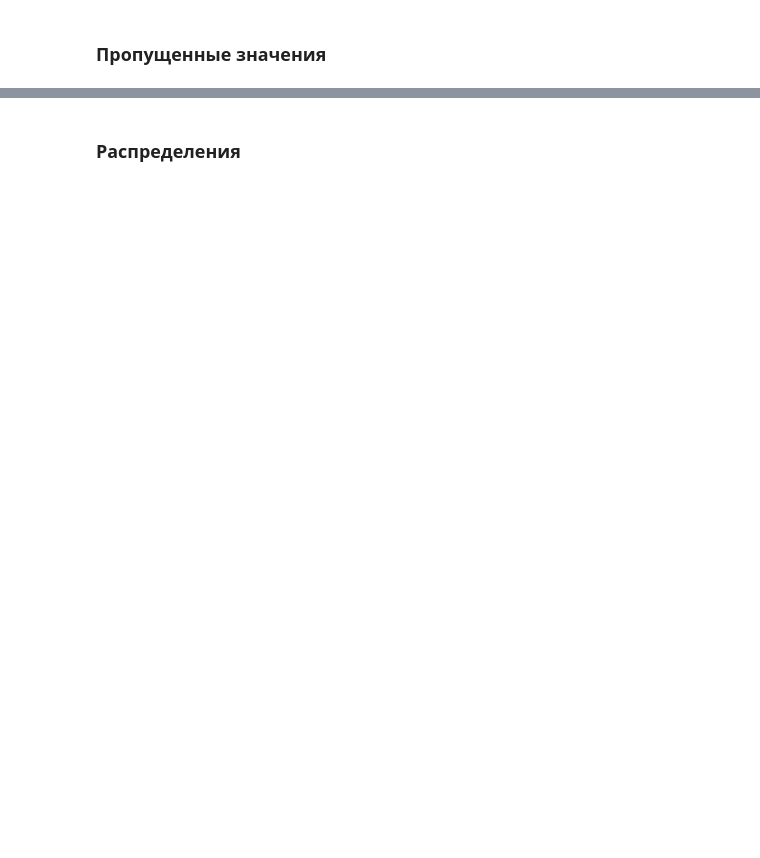
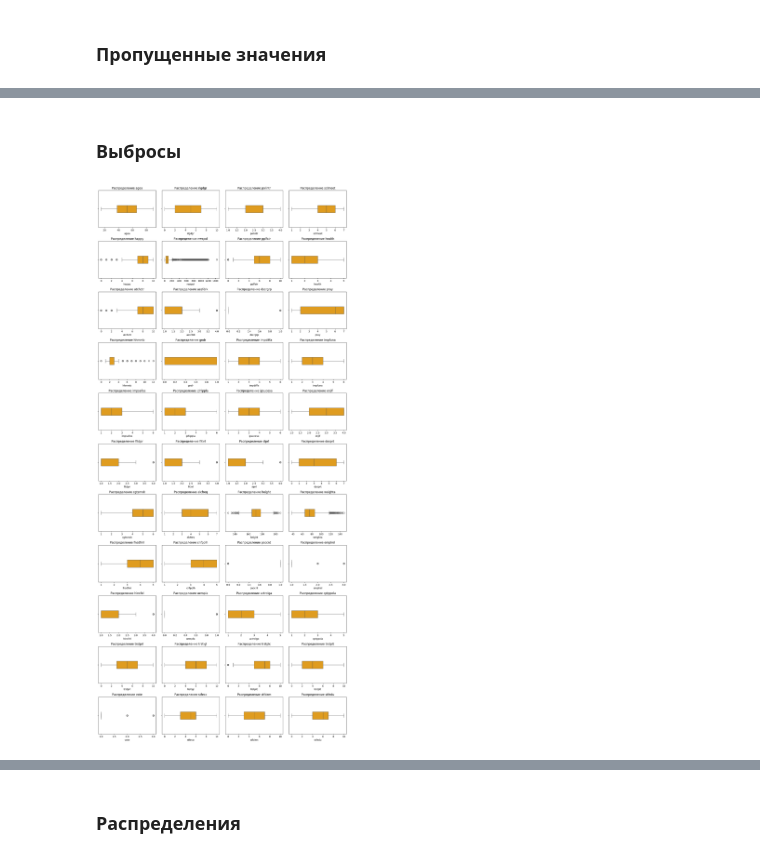
Before and after one commit to AnnaNebuko/ABD-PRJ-25-2team-HAPPINESS, a Jupyter notebook: EDA.ipynb, the cells around one changed output, grey strips where cells are left out. Saved outputs shown, nothing was run; the diff lists cells and outputs as text; code cells hidden in the pictures; blank space fills up the shorter version.

```diff
--- a/EDA.ipynb
+++ b/EDA.ipynb
@@ -78,0 +115,5 @@ for features, values in replace.items():
+# %%
+# замена бинарных значений
+
+data['dscrgrp'] = data['dscrgrp'].replace({2: 0})
+data['gndr'] = data['gndr'].replace({2: 0})
@@ -79 +136,7 @@ for features, values in replace.items():
+# %%
+# заменяем значения выше на nan чтобы дальше было удобнее работать с ними
+
+for values, columns in replacement_dict.items():
+  for i in columns:
+    data[i] = data[i].replace(values, np.nan)
 # %%
@@ -96,0 +169,8 @@ stfedu: 1681, доля от всех данных: 4%
+# %%
+# удаляем столбцы
+
+data_20 = data.drop(['uemp12m', 'marsts', 'eisced', 'netustm'], axis=1)
+data_45 = data.drop(['uemp12m', 'marsts'], axis=1)
+# %%
+data_20 = data_20.dropna()
+data_20.shape
@@ -96,0 +192,21 @@ stfedu: 1681, доля от всех данных: 4%
+# %% [markdown]
+### **Выбросы**
+# %%
+# построим боксплоты
+columns_boxplot = data_20.drop(columns=['idno','cntry'])
+num_columns = len(columns_boxplot.columns)
+
+nrows = int(np.ceil(num_columns / 4))
+ncols = min(num_columns, 4)
+
+plt.figure(figsize=(15, nrows * 3))
+
+for i, column in enumerate(columns_boxplot.columns, 1):
+    plt.subplot(nrows, ncols, i)
+    sns.boxplot(x=data_20[column], width=0.2, color = 'orange')
+    plt.title(f'Распределение {column}')
+
+plt.tight_layout()
+plt.show()
+# %% [output]
+[figure, added]
```
Also changed, not shown: parts of 61 cells of this notebook.
